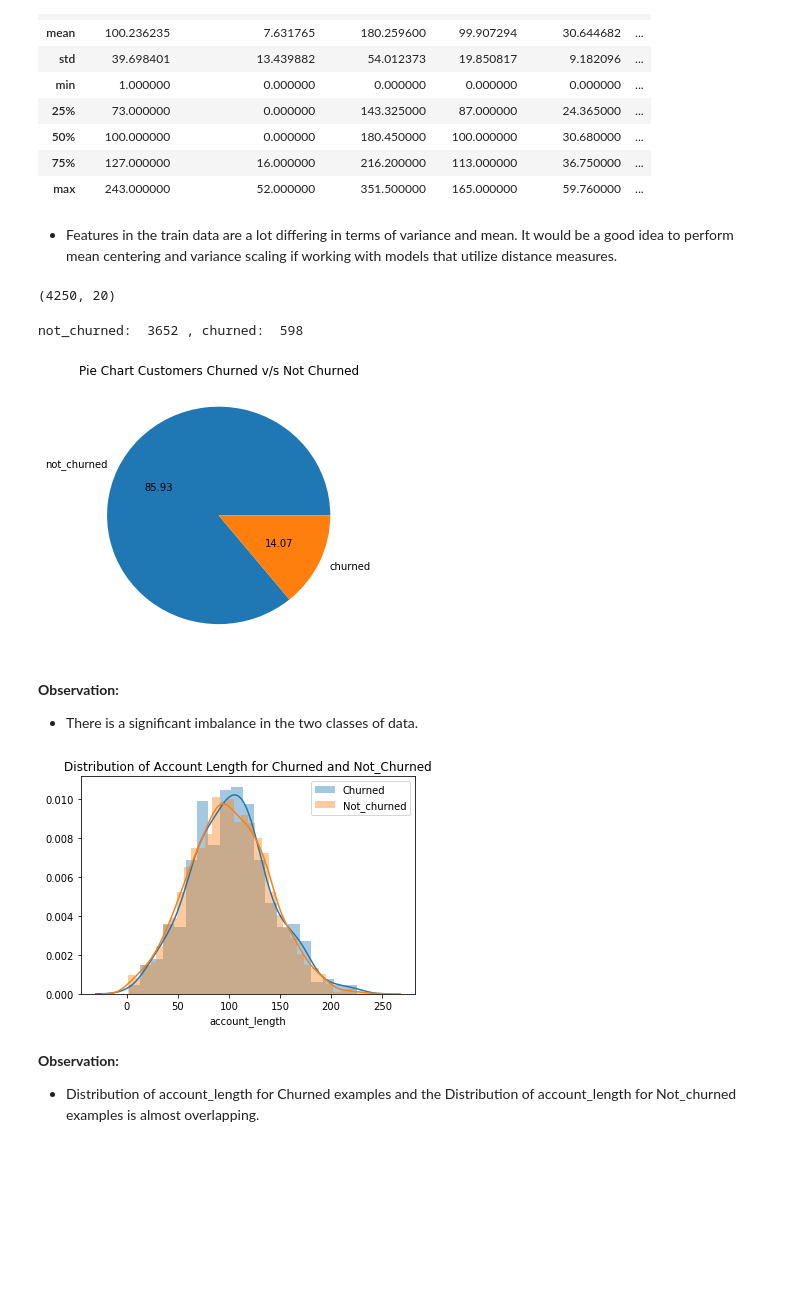
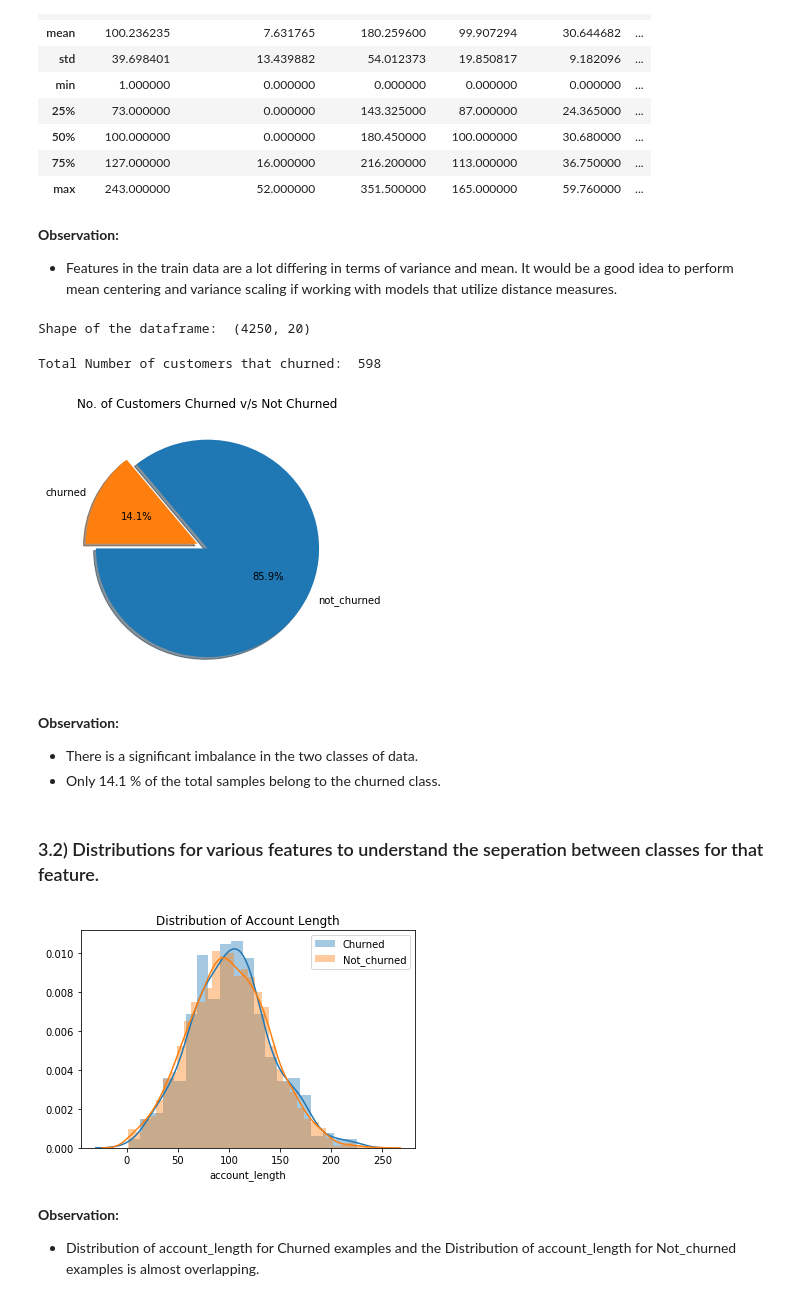
Before and after one commit to S-G-001/customer_churn_prediction, a Jupyter notebook: Customer_Churn_prediction.ipynb, the cells around one changed output. Drawn from its saved outputs; the diff is of its cells as text; code cells hidden in the pictures; blank space fills up the shorter version.

```diff
--- a/Customer_Churn_prediction.ipynb
+++ b/Customer_Churn_prediction.ipynb
@@ -93,36 +93,45 @@ data.describe()
 | 75% | 127.000000 | 16.000000 | 216.200000 | 113.000000 | 36.750000 | ... |
 | max | 243.000000 | 52.000000 | 351.500000 | 165.000000 | 59.760000 | ... |
 # %% [markdown]
+<b> Observation: </b>
 - Features in the train data are a lot differing in terms of variance and mean. It would be a good idea to perform mean centering and variance scaling if working with models that utilize distance measures.
-# %%
-data.shape
-# %% [output]
-(4250, 20)
+# %%
+# Take a look at dataframe shape
+print("Shape of the dataframe: ",data.shape)
+# %% [output]
+Shape of the dataframe:  (4250, 20)
+# %%
+# How many customers have churned?
+print("Total Number of customers that churned: ",data[data['churn']=='yes'].churn.count())
+# %% [output]
+Total Number of customers that churned:  598
 # %%
-# Checking Imbalance in Data
+# Checking the Imbalance in Data
 not_churned = data[data['churn']=='no']['churn'].count()
 churned = data[data['churn']=='yes']['churn'].count()
-print('not_churned: ',not_churned,', churned: ',churned)
 
 fig = plt.figure(figsize=(5,5))
-plt.pie([not_churned,churned], labels=['not_churned','churned'],autopct='%.2f')
-plt.title('Pie Chart Customers Churned v/s Not Churned')
+plt.pie([not_churned,churned], labels=['not_churned','churned'],explode=(0,0.1),\
+        shadow=True, autopct="%1.1f%%", startangle=180)
+plt.title('No. of Customers Churned v/s Not Churned')
 plt.show()
 # %% [output]
-not_churned:  3652 , churned:  598
-[figure, old version]
+[figure, new version]
 # %% [markdown]
 <b> Observation: </b>
 - There is a significant imbalance in the two classes of data.
+- Only 14.1 % of the total samples belong to the churned class.
+# %% [markdown]
+### 3.2) Distributions for various features to understand the seperation between classes for that feature.
 # %%
-# Plotting PDF account length for both the class labels
+# Plotting PDF of account length for both the class labels
 ac_len_churned = data[data['churn']=='yes']['account_length']
 ac_len_not_churned =data[data['churn']=='no']['account_length']
 sns.distplot(ac_len_churned,label='Churned')
 sns.distplot(ac_len_not_churned,label='Not_churned')
-plt.title('Distribution of Account Length for Churned and Not_Churned')
+plt.title('Distribution of Account Length')
 plt.legend()
 plt.show()
 # %% [output]
-[figure, old version]
+[figure, new version]
 # %% [markdown]
```
Also changed, not shown: parts of 72 cells of this notebook.
